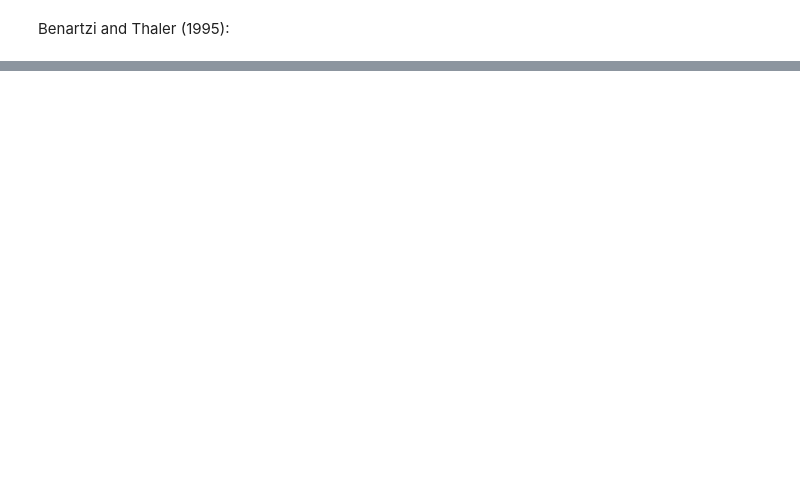
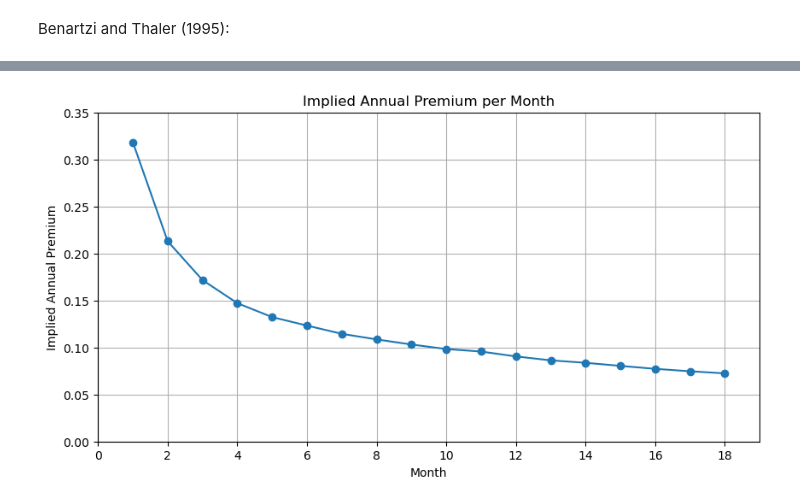
Before and after one commit to mcp656/Seminar, a Jupyter notebook: prescott.ipynb, the cells around one changed output, grey strips where cells are left out. Cells and saved outputs as stored; diff of their text form; code cells hidden in the pictures; blank space fills up the shorter version.

```diff
--- a/prescott.ipynb
+++ b/prescott.ipynb
@@ -423,0 +516,14 @@ plt.show()
+# %%
+plt.figure(figsize=(10, 5))
+plt.plot(premia_df["horizon_months"], premia_df["implied_annual_prem"], marker='o')
+plt.xlabel('Month')
+plt.ylabel('Implied Annual Premium')
+plt.title('Implied Annual Premium per Month')
+plt.ylim(0, 0.35)
+plt.xlim(0, 19)
+plt.grid()
+
+# Force whole number ticks on x-axis
+plt.gca().xaxis.set_major_locator(MaxNLocator(integer=True))
+# %% [output]
+[figure, added]
```
Also changed, not shown: parts of 8 cells of this notebook, 2 other files.
